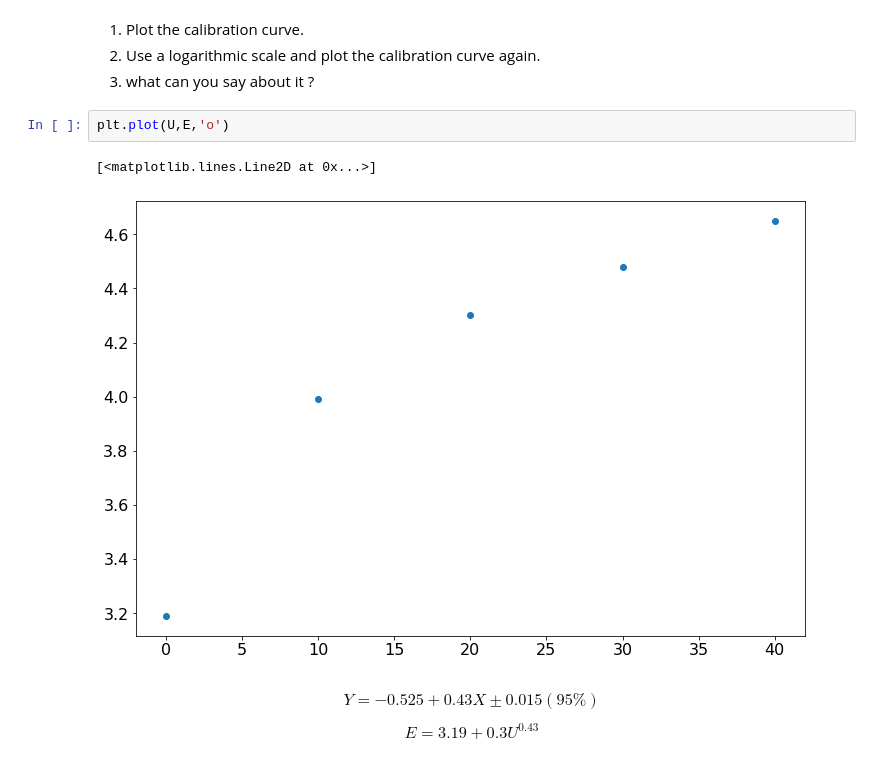
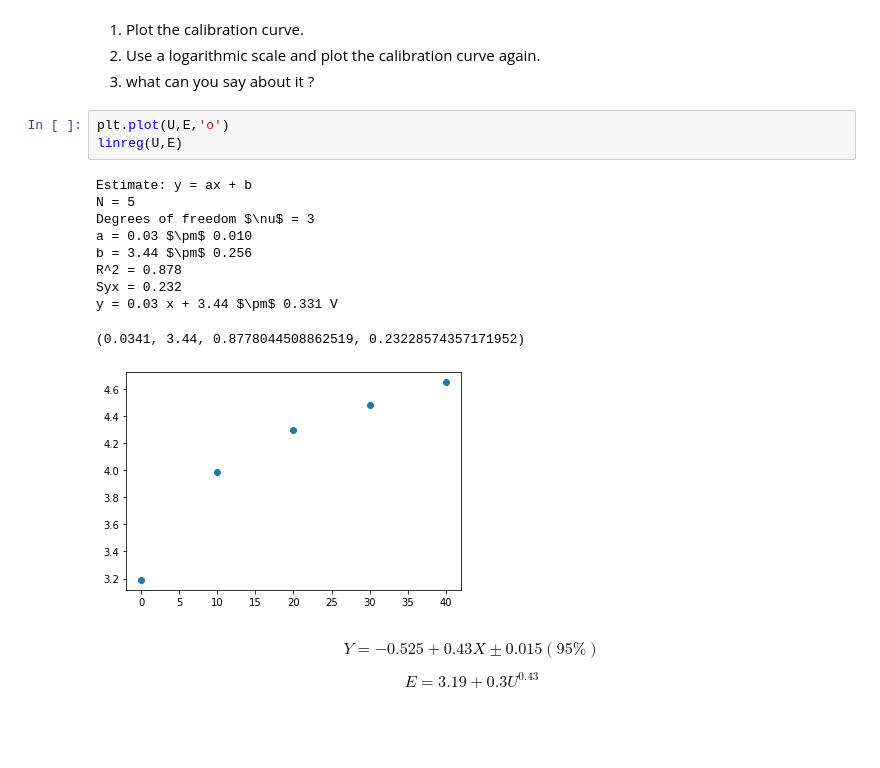
Before and after one commit to ECAM-4MIN/Instrumentation, a Jupyter notebook: Jupyter_2/Computer session II - Solved.ipynb, the cells around one changed output. Cells and saved outputs as stored; diff of their text form; blank space fills up the shorter version.

```diff
--- a/Jupyter_2/Computer session II - Solved.ipynb
+++ b/Jupyter_2/Computer session II - Solved.ipynb
@@ -425,9 +425,18 @@ def linreg(X, Y):
 3. what can you say about it ?
 # %%
 plt.plot(U,E,'o')
+linreg(U,E)
 # %% [output]
-[<matplotlib.lines.Line2D at 0x...>]
+Estimate: y = ax + b
+N = 5
+Degrees of freedom $\nu$ = 3
+a = 0.03 $\pm$ 0.010
+b = 3.44 $\pm$ 0.256
+R^2 = 0.878
+Syx = 0.232
+y = 0.03 x + 3.44 $\pm$ 0.331 V
+(0.0341, 3.44, 0.8778044508862519, 0.23228574357171952)
-[figure, old version]
+[figure, new version]
 # %% [markdown]
 $$ Y = -0.525 + 0.43 X \pm 0.015 (95\%) $$
 
```
Also changed, not shown: parts of 2 cells of this notebook.
